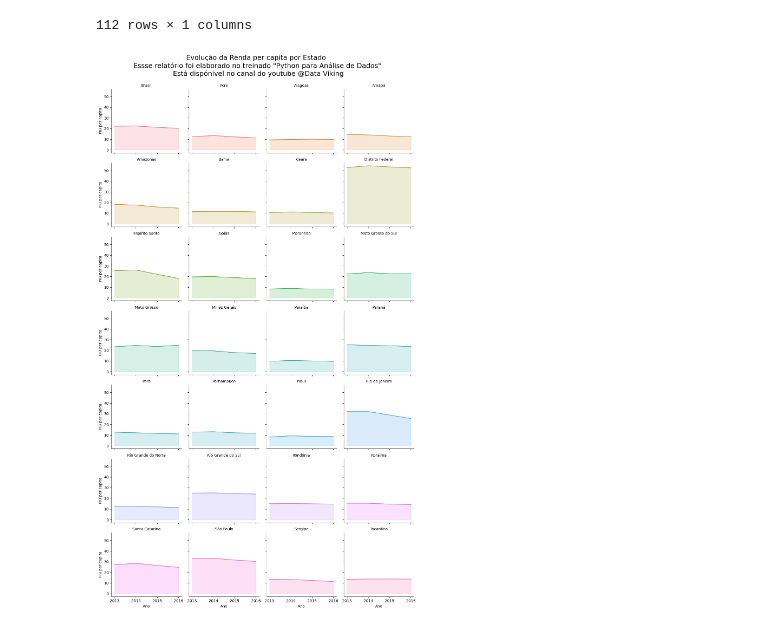
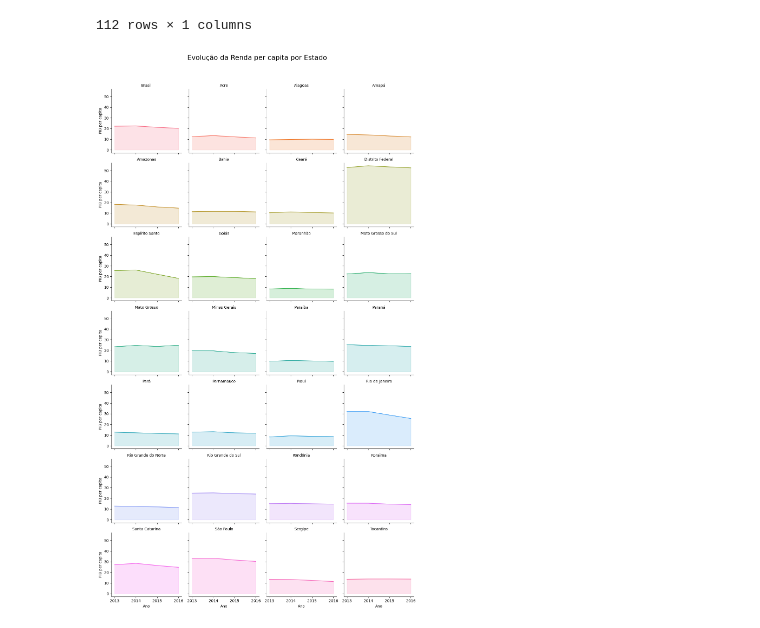
Before and after one commit to fabiobarreto-ds/data-analysis, a Jupyter notebook: 17-PIB por Estado/17_PIB_por_estado_AED.ipynb, the cells around one changed output. Drawn from its saved outputs; the diff is of its cells as text; code cells hidden in the pictures.

Commit message:
Análise exploratória de dados

```diff
--- a/17-PIB por Estado/17_PIB_por_estado_AED.ipynb
+++ b/17-PIB por Estado/17_PIB_por_estado_AED.ipynb
@@ -55,27 +55,27 @@ df.groupby( by=['Territorialidades', 'Ano'] ).mean()
 # %%
 # Sistema de Grids
 
 # Cor Fundo de Fundo
 Cor_Fundo = '#f5f5f5'
 
 # Criar o sistema de Grids
 Grid_Graficos = sns.FacetGrid(df, col='Territorialidades', hue='Territorialidades', col_wrap=4 )
 
 # Adicionar grafico linhas em cada gráfico
 Grid_Graficos = Grid_Graficos.map( plt.plot, 'Ano', 'PIB per capita')
 
 # Adiconar uma sombra + Ajuste do titulo
 Grid_Graficos = Grid_Graficos.map( plt.fill_between,  'Ano', 'PIB per capita', alpha=0.2).set_titles('{col_name} Territorialidades')
 
 # Filtrar o titulo
 Grid_Graficos = Grid_Graficos.set_titles('{col_name}')
 
 # Adicionar um subtitulo
 Grid_Graficos = Grid_Graficos.fig.suptitle(
-    'Evolução da Renda per capita por Estado \n Essse relatório foi elaborado no treinado "Python para Análise de Dados" \n Está dispónivel no canal do youtube @Data Viking',
+    'Evolução da Renda per capita por Estado',
     fontsize=18)
 
 # Ajustando
-plt.subplots_adjust( top=0.92 )
+plt.subplots_adjust(top=0.92)
 # %% [output]
-[figure, old version]
+[figure, new version]
```
